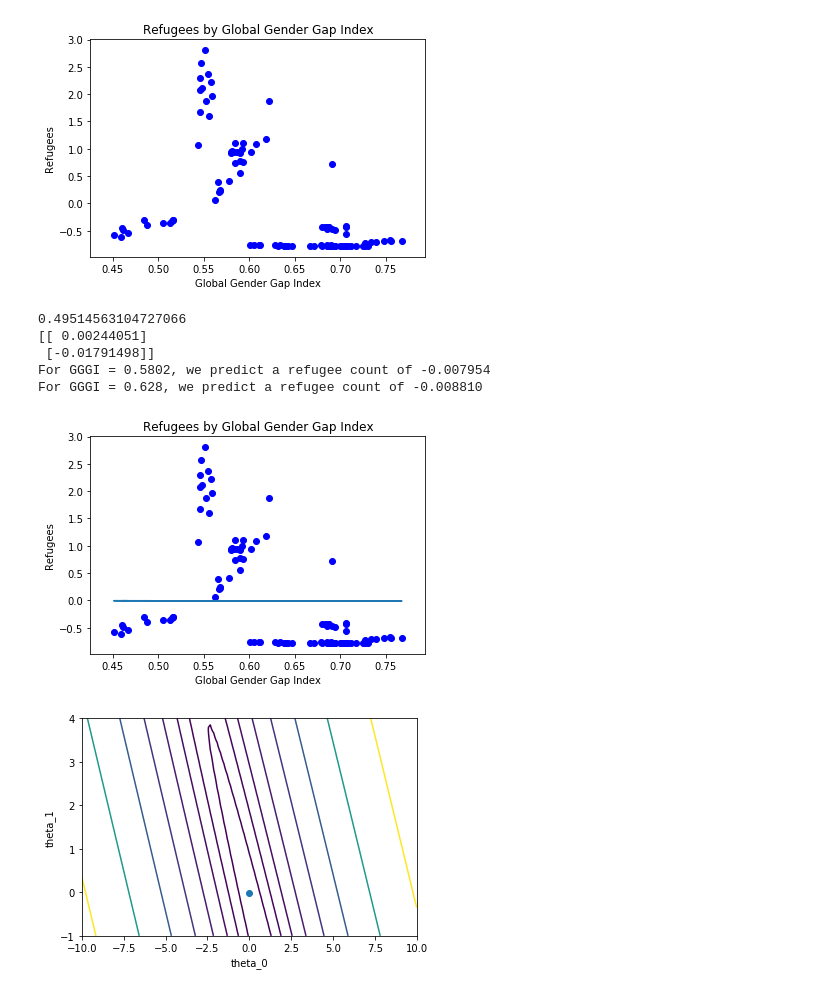
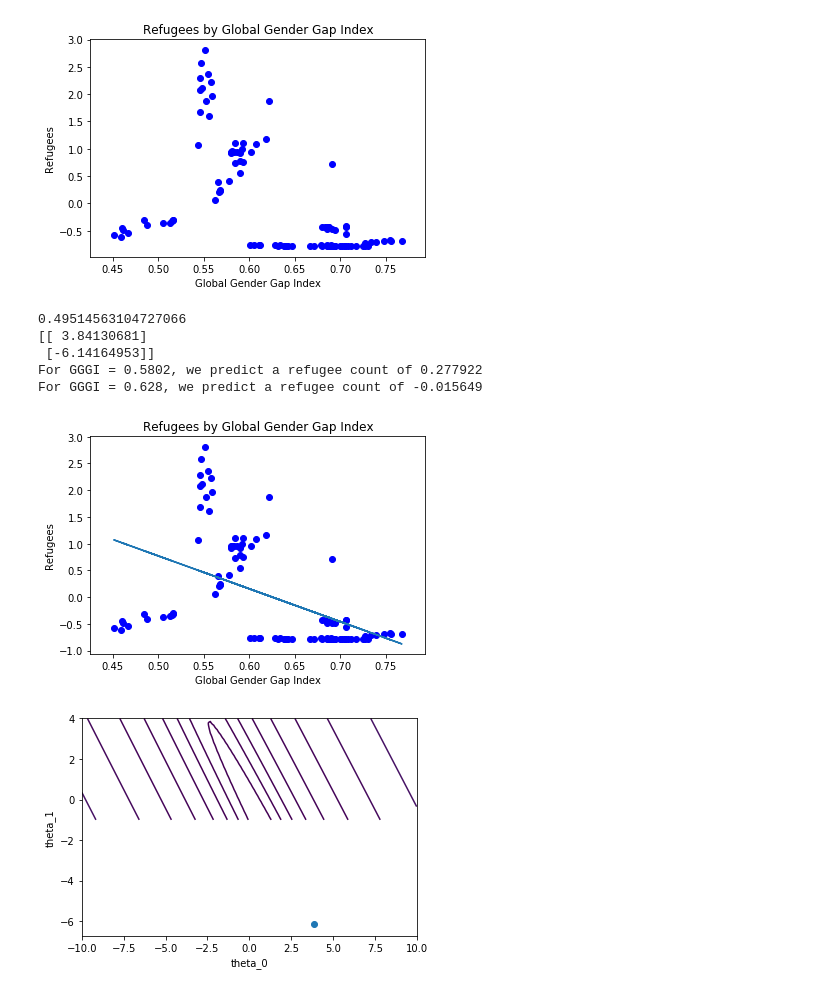
Before and after one commit to esthermead/GGGI, a Jupyter notebook: GGGI.ipynb, the cells around one changed output. Drawn from its saved outputs; the diff is of its cells as text; code cells hidden in the pictures.

```diff
--- a/GGGI.ipynb
+++ b/GGGI.ipynb
@@ -29,8 +29,8 @@ it[:, 1] = X
 theta = zeros(shape=(2, 1))
 # %%
 #Some gradient descent settings
-iterations = 500
-alpha = 0.001
+iterations = 2000
+alpha = 0.5
 # %%
 #Evaluate the linear regression
 def compute_cost(X, y, theta):
@@ -97,8 +97,8 @@ it[:, 1] = X
 theta = zeros(shape=(2, 1))
 
 #Some gradient descent settings
-iterations = 500
-alpha = 0.001
+iterations = 2000
+alpha = 0.5
 
 #compute and display initial cost
 print (compute_cost(it, y, theta))
@@ -117,36 +117,36 @@ result = it.dot(theta).flatten()
 plot(data[:, 0], result)
 show()
 
 
 #Grid over which we will calculate J
 theta0_vals = linspace(-10, 10, 100)
 theta1_vals = linspace(-1, 4, 100)
 
 
 #initialize J_vals to a matrix of 0's
 J_vals = zeros(shape=(theta0_vals.size, theta1_vals.size))
 
 #Fill out J_vals
 for t1, element in enumerate(theta0_vals):
     for t2, element2 in enumerate(theta1_vals):
         thetaT = zeros(shape=(2, 1))
         thetaT[0][0] = element
         thetaT[1][0] = element2
         J_vals[t1, t2] = compute_cost(it, y, thetaT)
 
 #Contour plot
 J_vals = J_vals.T
 #Plot J_vals as 15 contours spaced logarithmically between 0.01 and 100
 contour(theta0_vals, theta1_vals, J_vals, logspace(-2, 3, 20))
 xlabel('theta_0')
 ylabel('theta_1')
 scatter(theta[0][0], theta[1][0])
 show()
 # %% [output]
 0.49514563104727066
-[[ 0.00244051]
- [-0.01791498]]
-For GGGI = 0.5802, we predict a refugee count of -0.007954
-For GGGI = 0.628, we predict a refugee count of -0.008810
+[[ 3.84130681]
+ [-6.14164953]]
+For GGGI = 0.5802, we predict a refugee count of 0.277922
+For GGGI = 0.628, we predict a refugee count of -0.015649
-[figure, old version]
+[figure, new version]
-[figure, old version]
+[figure, new version]
```
Also changed, not shown: parts of 1 cell of this notebook, 1 other file.
